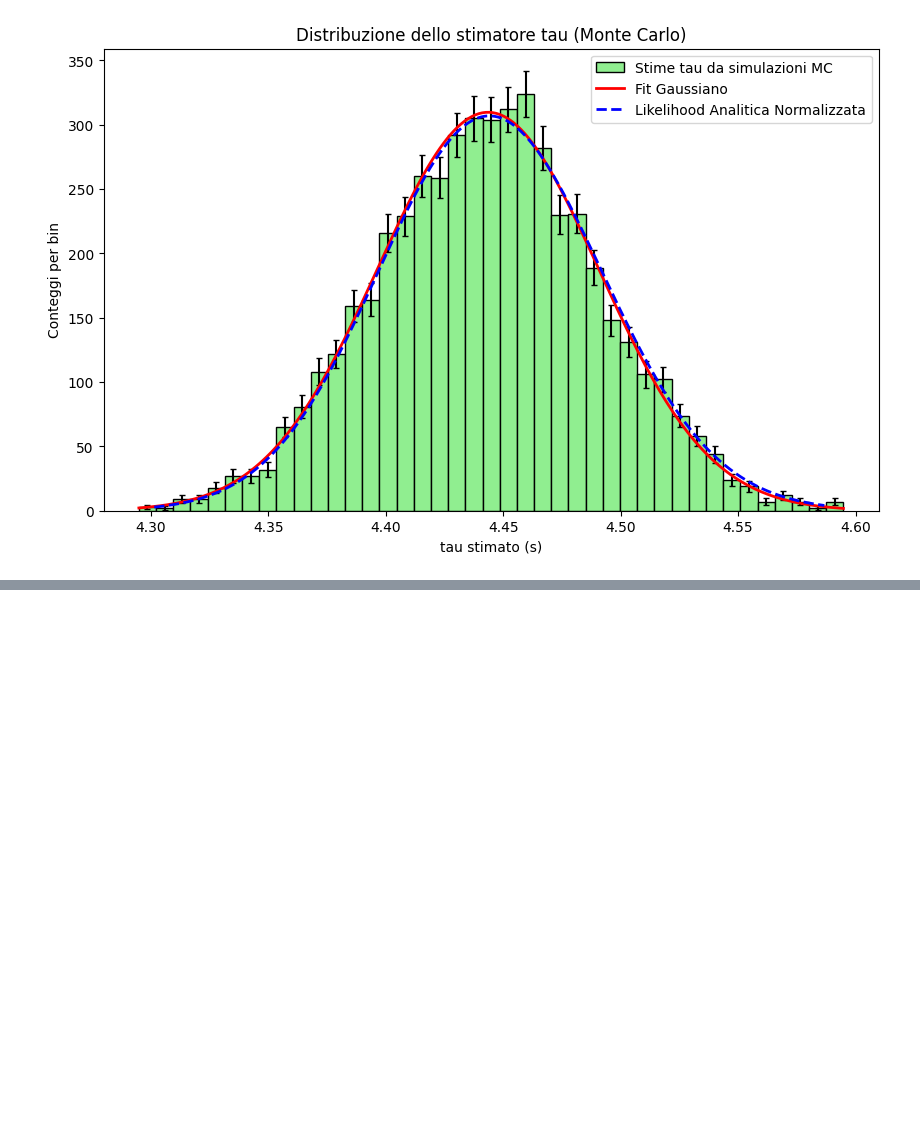
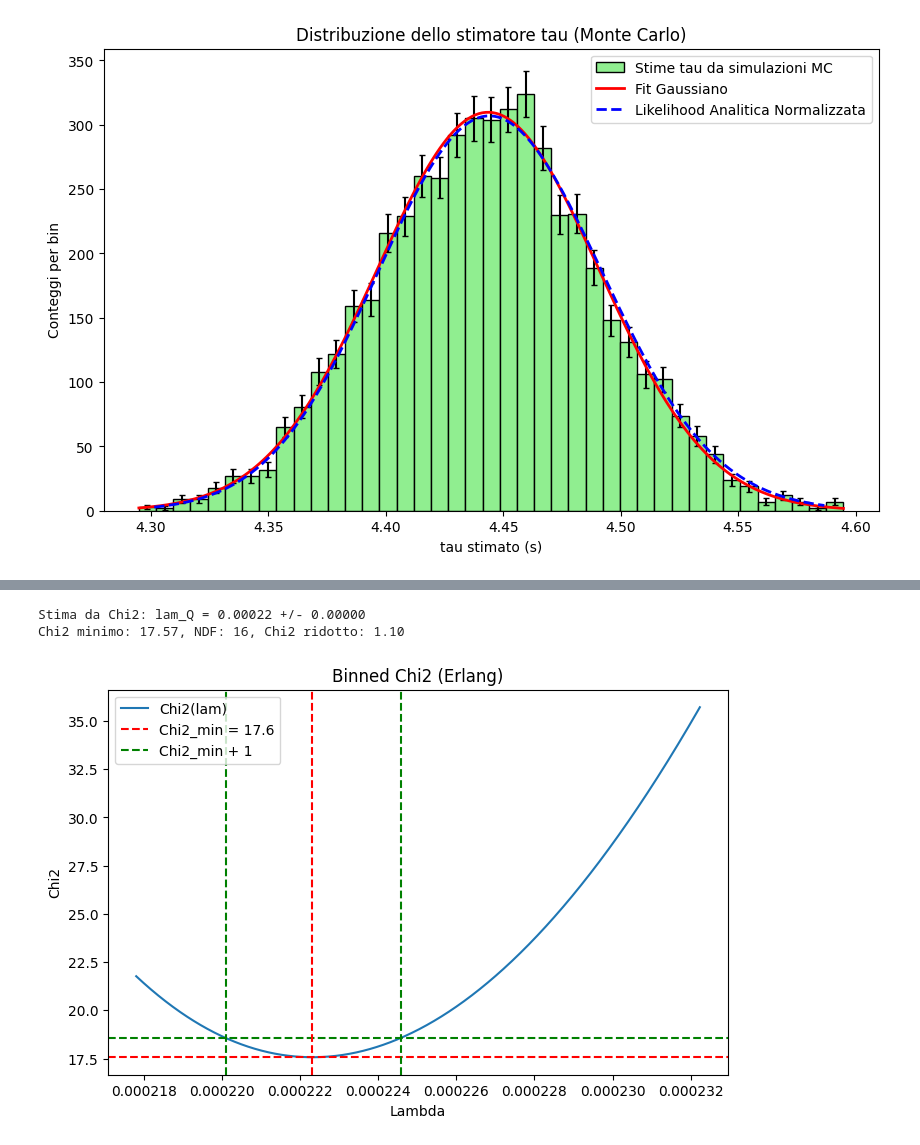
Before and after one commit to Its-mics/Statistica, a Jupyter notebook: laboratorio/Esercitazioni/File_Esercitazioni.ipynb, the cells around one changed output, grey strips where cells are left out. Drawn from its saved outputs; the diff is of its cells as text; code cells hidden in the pictures; blank space fills up the shorter version.

```diff
--- a/laboratorio/Esercitazioni/File_Esercitazioni.ipynb
+++ b/laboratorio/Esercitazioni/File_Esercitazioni.ipynb
@@ -781,0 +881,50 @@ Valore stimato: tau = 4.4436 ± 0.0471 s
+# %%
+# Metodo Chi2 Binned
+chi2_binned_E =[]
+mask_E = conteggi_E > 0 # Escludi i bin vuoti
+
+for L in lam_array:
+    P_xi = centri_E * (L**2) * np.exp(-L * centri_E)
+    attesi_bin = N_tot_erlang * P_xi * ampiezza_bin_E
+
+    chi2 = np.sum(((conteggi_E[mask_E] - attesi_bin[mask_E])**2) / conteggi_E[mask_E])
+    chi2_binned_E.append(chi2)
+
+chi2_binned_E = np.array(chi2_binned_E)
+
+# Metodo grafico per stima ed errore
+chi2_min = np.min(chi2_binned_E)
+idx_min = np.argmax(chi2_binned_E == chi2_min) # Usa argmax della condizione bool
+lam_Q = lam_array[idx_min] # Stima lam_Q
+
+# Trovo lambda3 e lambda4 intersecando con chi2_min + 1
+chi2_target = chi2_min + 1
+lam3 = lam_array[:idx_min][np.argmin(np.abs(chi2_binned_E[:idx_min] - chi2_target))]
+lam4 = lam_array[idx_min:][np.argmin(np.abs(chi2_binned_E[idx_min:] - chi2_target))]
+sigma_lam_Q = (lam4 - lam3) / 2
+
+# Calcolo Chi2 ridotto
+ndf_E = np.sum(mask_E) - 2
+chi2_ridotto_E = chi2_min / ndf_E
+
+print(f"Stima da Chi2: lam_Q = {lam_Q:.5f} +/- {sigma_lam_Q:.5f}")
+print(f"Chi2 minimo: {chi2_min:.2f}, NDF: {ndf_E}, Chi2 ridotto: {chi2_ridotto_E:.2f}")
+
+# Grafico Chi2
+plt.figure(figsize=(8, 5))
+plt.plot(lam_array, chi2_binned_E, label='Chi2(lam)')
+plt.axhline(chi2_min, color='r', linestyle='--', label=f'Chi2_min = {chi2_min:.1f}')
+plt.axhline(chi2_target, color='g', linestyle='--', label='Chi2_min + 1')
+plt.axvline(lam_Q, color='r', linestyle='--')
+plt.axvline(lam3, color='g', linestyle='--')
+plt.axvline(lam4, color='g', linestyle='--')
+
+plt.xlabel('Lambda')
+plt.ylabel('Chi2')
+plt.title('Binned Chi2 (Erlang)')
+plt.legend()
+plt.show()
+# %% [output]
+Stima da Chi2: lam_Q = 0.00022 +/- 0.00000
+Chi2 minimo: 17.57, NDF: 16, Chi2 ridotto: 1.10
+[figure, added]
```
Also changed, not shown: parts of 7 cells of this notebook.
